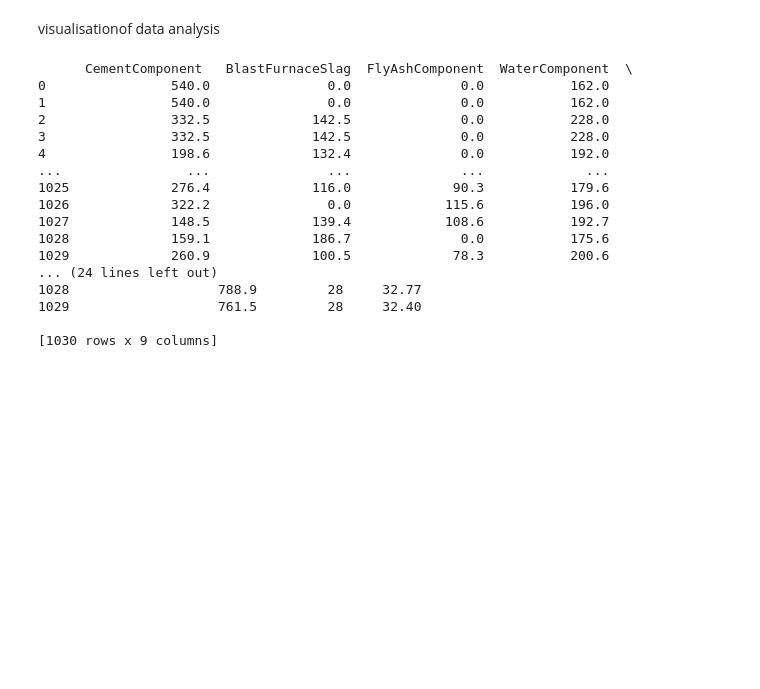
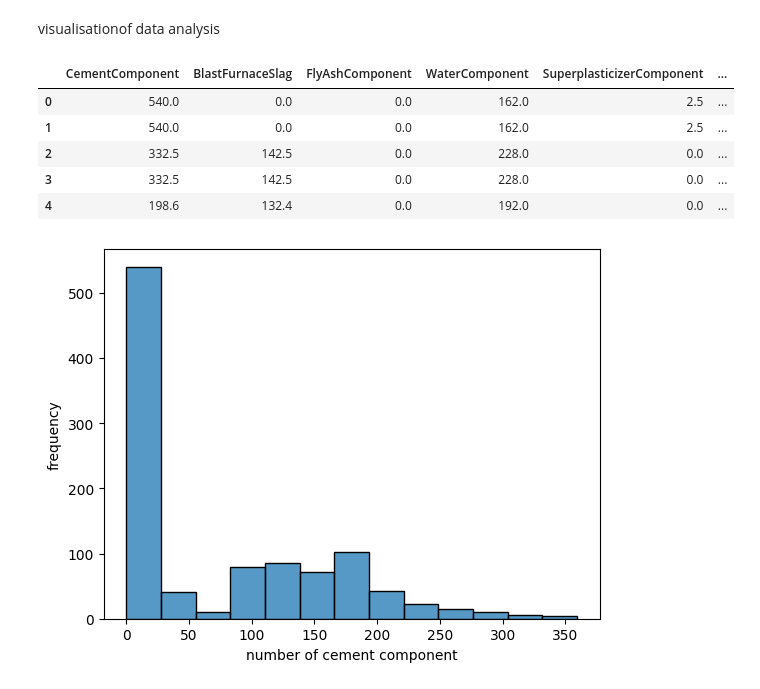
Before and after one commit to winniejuan/CITI_Stastical_modelling, a Jupyter notebook: visualization.ipynb, the cells around one changed output. Saved outputs shown, nothing was run; the diff lists cells and outputs as text; code cells hidden in the pictures; blank space fills up the shorter version.

```diff
--- a/visualization.ipynb
+++ b/visualization.ipynb
@@ -6,22 +6,24 @@ visualisationof data analysis
 # showing the comce
 import pandas as pd
 df=pd.read_csv("ConcreteStrengthData.csv")
-print(df)
+
+df.head() # displaying the first 5 rows
 # %% [output]
-      CementComponent   BlastFurnaceSlag  FlyAshComponent  WaterComponent  \
-0                540.0               0.0              0.0           162.0
-1                540.0               0.0              0.0           162.0
-2                332.5             142.5              0.0           228.0
-3                332.5             142.5              0.0           228.0
-4                198.6             132.4              0.0           192.0
-...                ...               ...              ...             ...
-1025             276.4             116.0             90.3           179.6
-1026             322.2               0.0            115.6           196.0
-1027             148.5             139.4            108.6           192.7
-1028             159.1             186.7              0.0           175.6
-1029             260.9             100.5             78.3           200.6
-... (24 lines left out)
-1028                   788.9         28     32.77
-1029                   761.5         28     32.40
-
-[1030 rows x 9 columns]
+|  | CementComponent | BlastFurnaceSlag | FlyAshComponent | WaterComponent | SuperplasticizerComponent | ... |
+| 0 | 540.0 | 0.0 | 0.0 | 162.0 | 2.5 | ... |
+| 1 | 540.0 | 0.0 | 0.0 | 162.0 | 2.5 | ... |
+| 2 | 332.5 | 142.5 | 0.0 | 228.0 | 0.0 | ... |
+| 3 | 332.5 | 142.5 | 0.0 | 228.0 | 0.0 | ... |
+| 4 | 198.6 | 132.4 | 0.0 | 192.0 | 0.0 | ... |
+# %%
+# showing histogram for CementComponent
+import seaborn as sns
+import matplotlib.pyplot as plt
+
+sns.histplot(data=df, x= 'BlastFurnaceSlag')
+plt.xlabel("number of cement component")
+plt.ylabel("frequency")
+
+plt.show()
+# %% [output]
+[figure, added]
```
Also changed, not shown: parts of 9 cells of this notebook.
